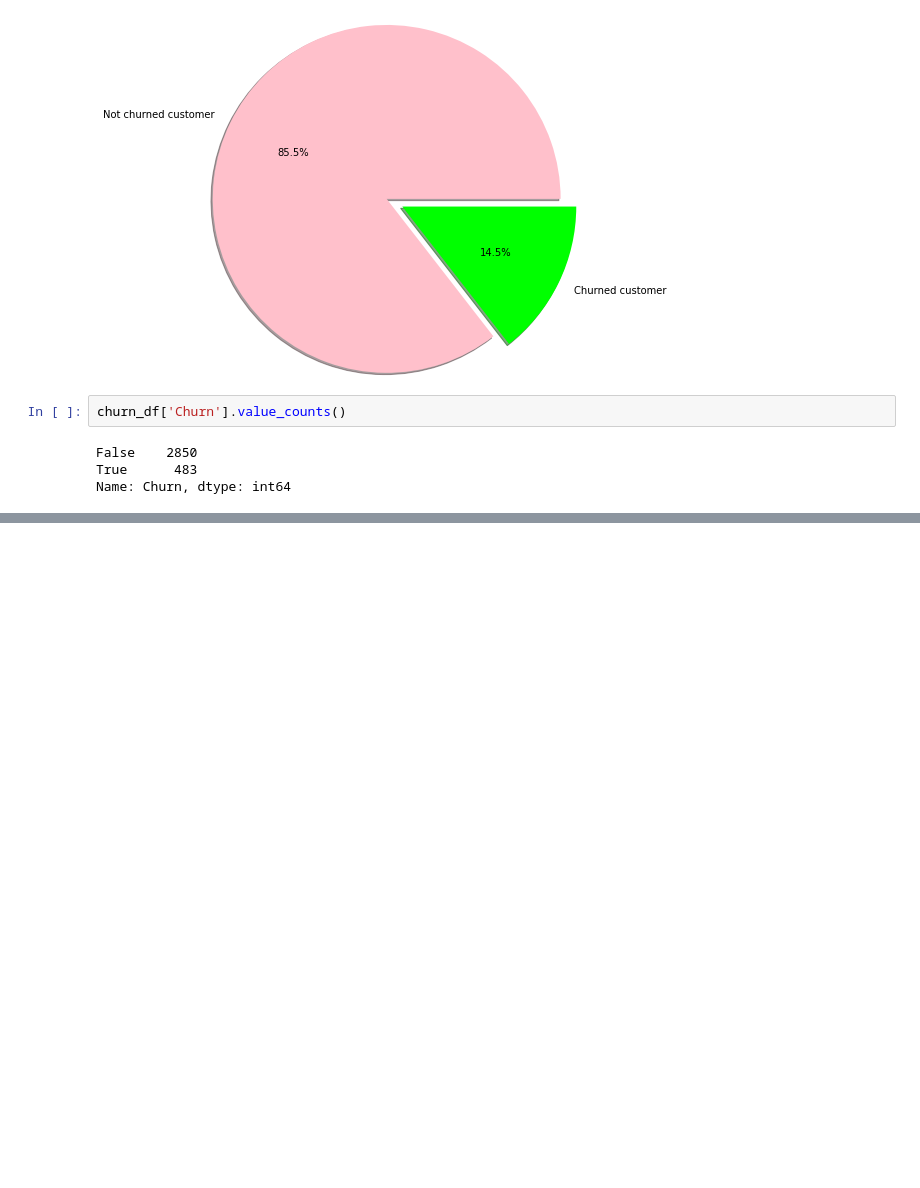
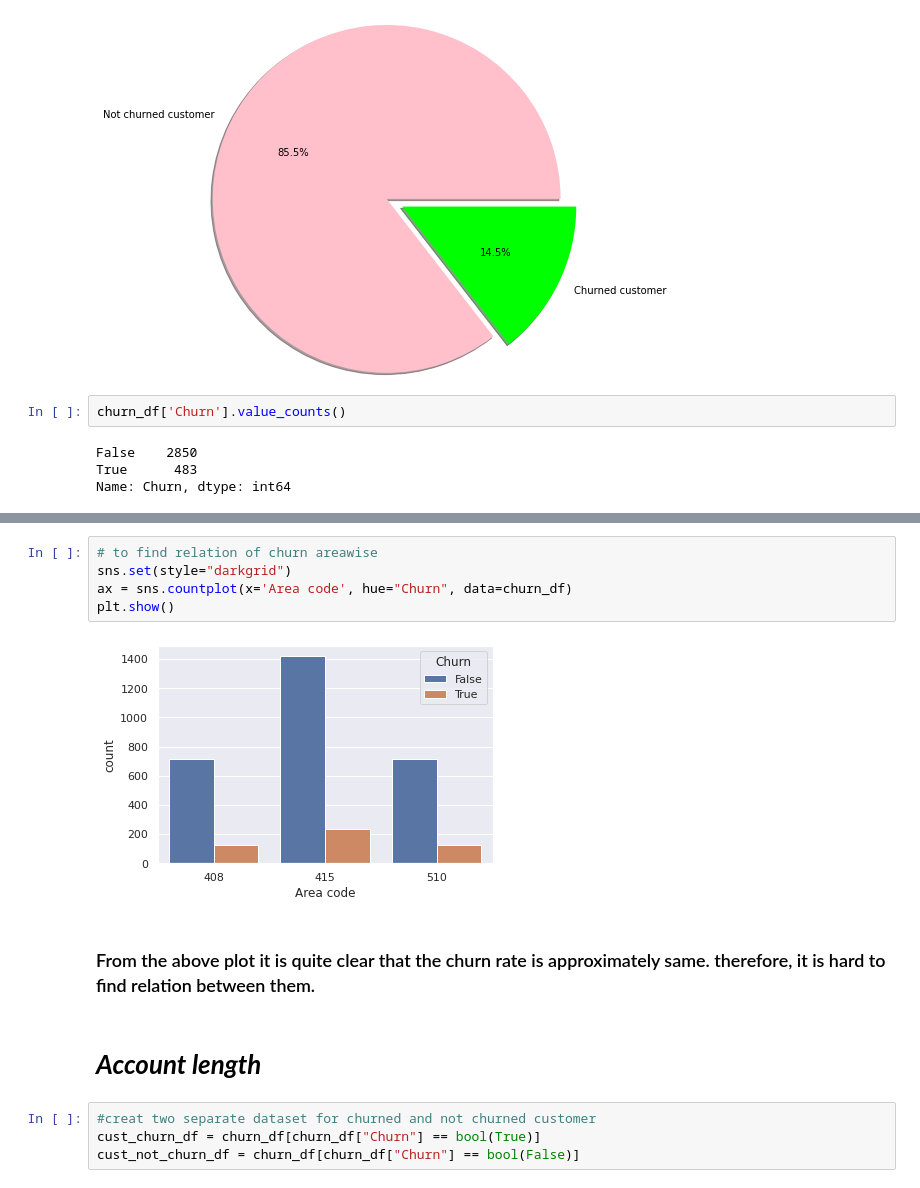
Before and after one commit to Ajinkya-dak/Exploratory-Data-Analysis-of-telecom-churn-dataset, a Jupyter notebook: Telecom_churn_(capstone_project_1)_.ipynb, the cells around one changed output, grey strips where cells are left out. Drawn from its saved outputs; the diff is of its cells as text; blank space fills up the shorter version.

```diff
--- a/Telecom_churn_(capstone_project_1)_.ipynb
+++ b/Telecom_churn_(capstone_project_1)_.ipynb
@@ -203,0 +248,15 @@ Name: Churn, dtype: int64
+# %%
+# to find relation of churn areawise
+sns.set(style="darkgrid")
+ax = sns.countplot(x='Area code', hue="Churn", data=churn_df)
+plt.show()
+# %% [output]
+[figure, added]
+# %% [markdown]
+### From the above plot it is quite clear that the churn rate is approximately same. therefore, it is hard to find relation between them.
+# %% [markdown]
+# ***Account length***
+# %%
+#creat two separate dataset for churned and not churned customer
+cust_churn_df = churn_df[churn_df["Churn"] == bool(True)]
+cust_not_churn_df = churn_df[churn_df["Churn"] == bool(False)]
```
Also changed, not shown: parts of 18 cells of this notebook.
